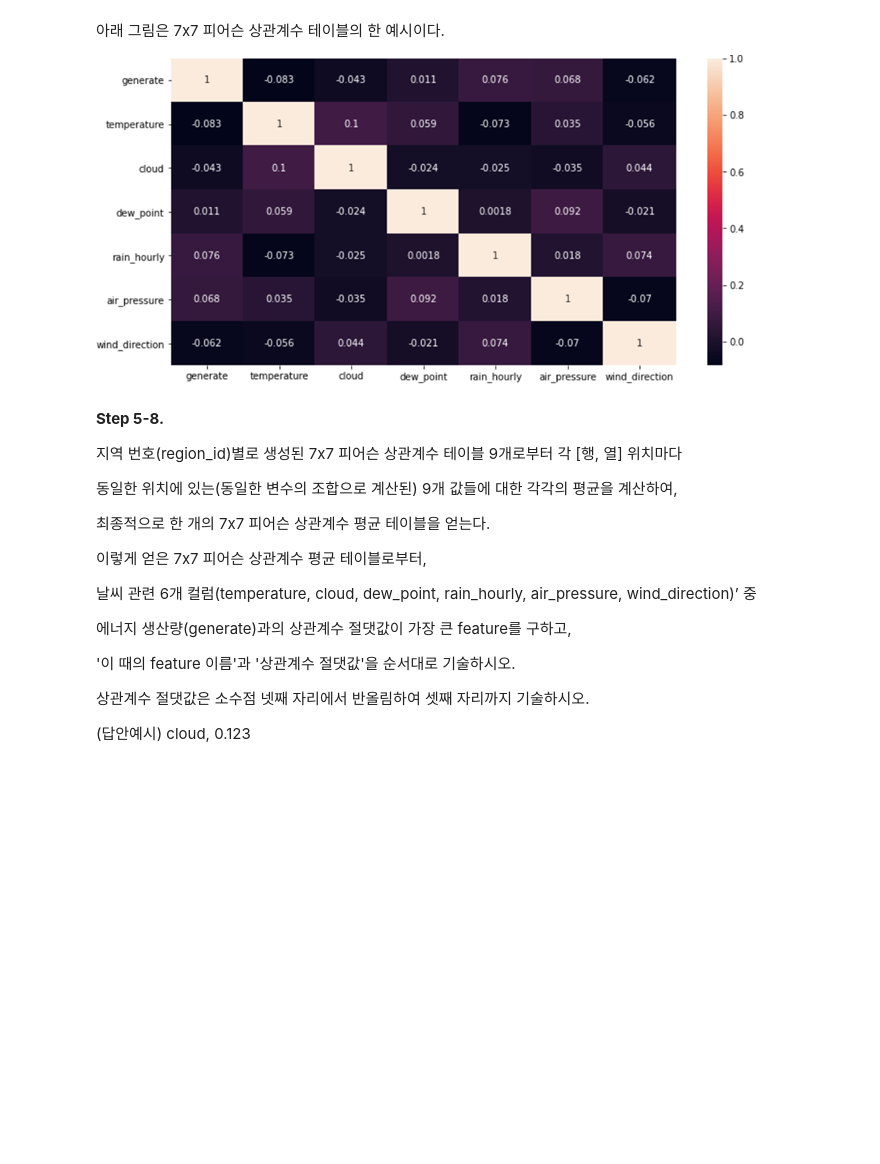
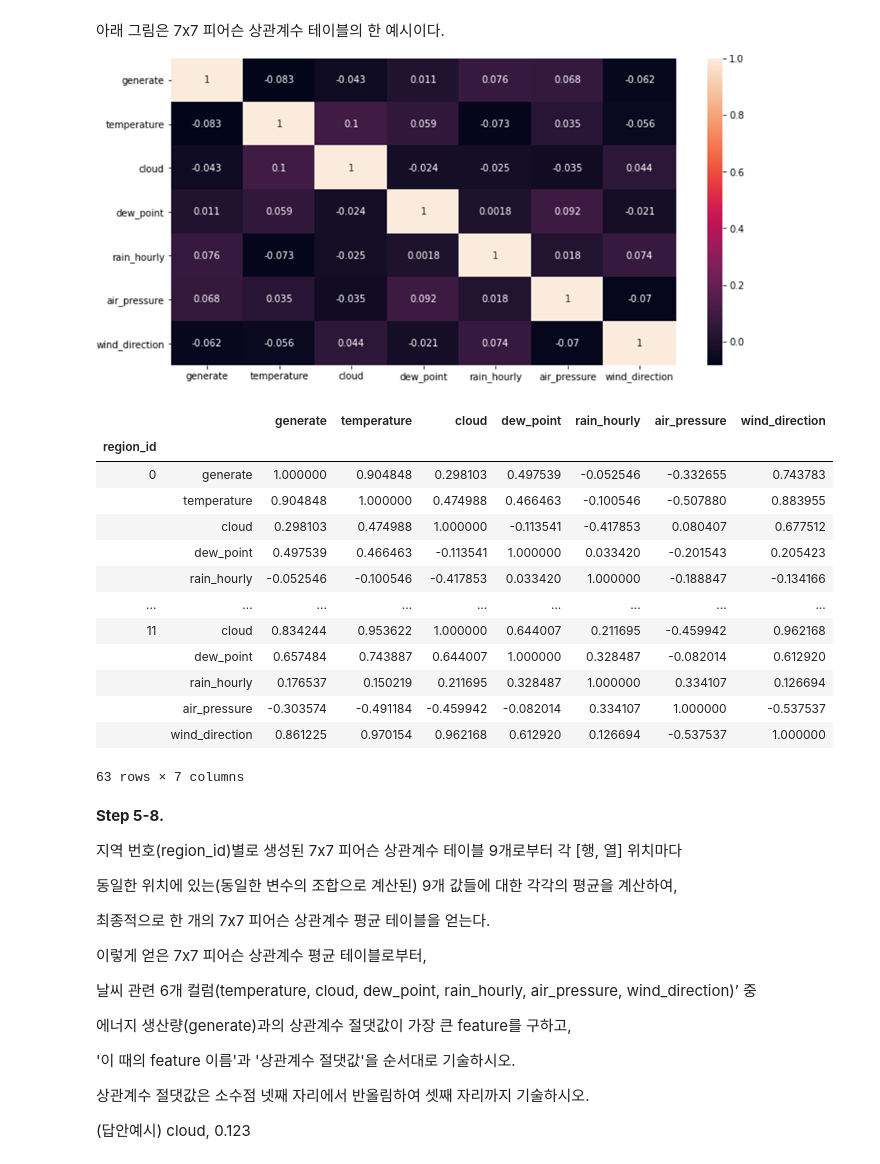
Before and after one commit to sunkusun9/prods_pro, a Jupyter notebook: prof2103_prob2.ipynb, the cells around one changed output. Cells and saved outputs as stored; diff of their text form; code cells hidden in the pictures; blank space fills up the shorter version.

```diff
--- a/prof2103_prob2.ipynb
+++ b/prof2103_prob2.ipynb
@@ -365,6 +560,25 @@ Hint. 작업 완료 후 데이터셋은 216개의 행을 가진다.
 아래 그림은 7x7 피어슨 상관계수 테이블의 한 예시이다.
 
 ![image.png](embedded-picture-1)
+# %%
+X_corr = ['generate', 'temperature', 'cloud', 'dew_point', 'rain_hourly', 'air_pressure', 'wind_direction']
+df_corr = df_mean.groupby(level=0)[X_corr].corr()
+df_corr
+# %% [output]
+|  |  | generate | temperature | cloud | dew_point | rain_hourly | air_pressure | wind_direction |
+| region_id |  |  |  |  |  |  |  |  |
+| 0 | generate | 1.000000 | 0.904848 | 0.298103 | 0.497539 | -0.052546 | -0.332655 | 0.743783 |
+|  | temperature | 0.904848 | 1.000000 | 0.474988 | 0.466463 | -0.100546 | -0.507880 | 0.883955 |
+|  | cloud | 0.298103 | 0.474988 | 1.000000 | -0.113541 | -0.417853 | 0.080407 | 0.677512 |
+|  | dew_point | 0.497539 | 0.466463 | -0.113541 | 1.000000 | 0.033420 | -0.201543 | 0.205423 |
+|  | rain_hourly | -0.052546 | -0.100546 | -0.417853 | 0.033420 | 1.000000 | -0.188847 | -0.134166 |
+| ... | ... | ... | ... | ... | ... | ... | ... | ... |
+| 11 | cloud | 0.834244 | 0.953622 | 1.000000 | 0.644007 | 0.211695 | -0.459942 | 0.962168 |
+|  | dew_point | 0.657484 | 0.743887 | 0.644007 | 1.000000 | 0.328487 | -0.082014 | 0.612920 |
+|  | rain_hourly | 0.176537 | 0.150219 | 0.211695 | 0.328487 | 1.000000 | 0.334107 | 0.126694 |
+|  | air_pressure | -0.303574 | -0.491184 | -0.459942 | -0.082014 | 0.334107 | 1.000000 | -0.537537 |
+|  | wind_direction | 0.861225 | 0.970154 | 0.962168 | 0.612920 | 0.126694 | -0.537537 | 1.000000 |
+63 rows × 7 columns
 # %% [markdown]
 **Step 5-8.**
 
```
Also changed, not shown: parts of 22 cells of this notebook.
